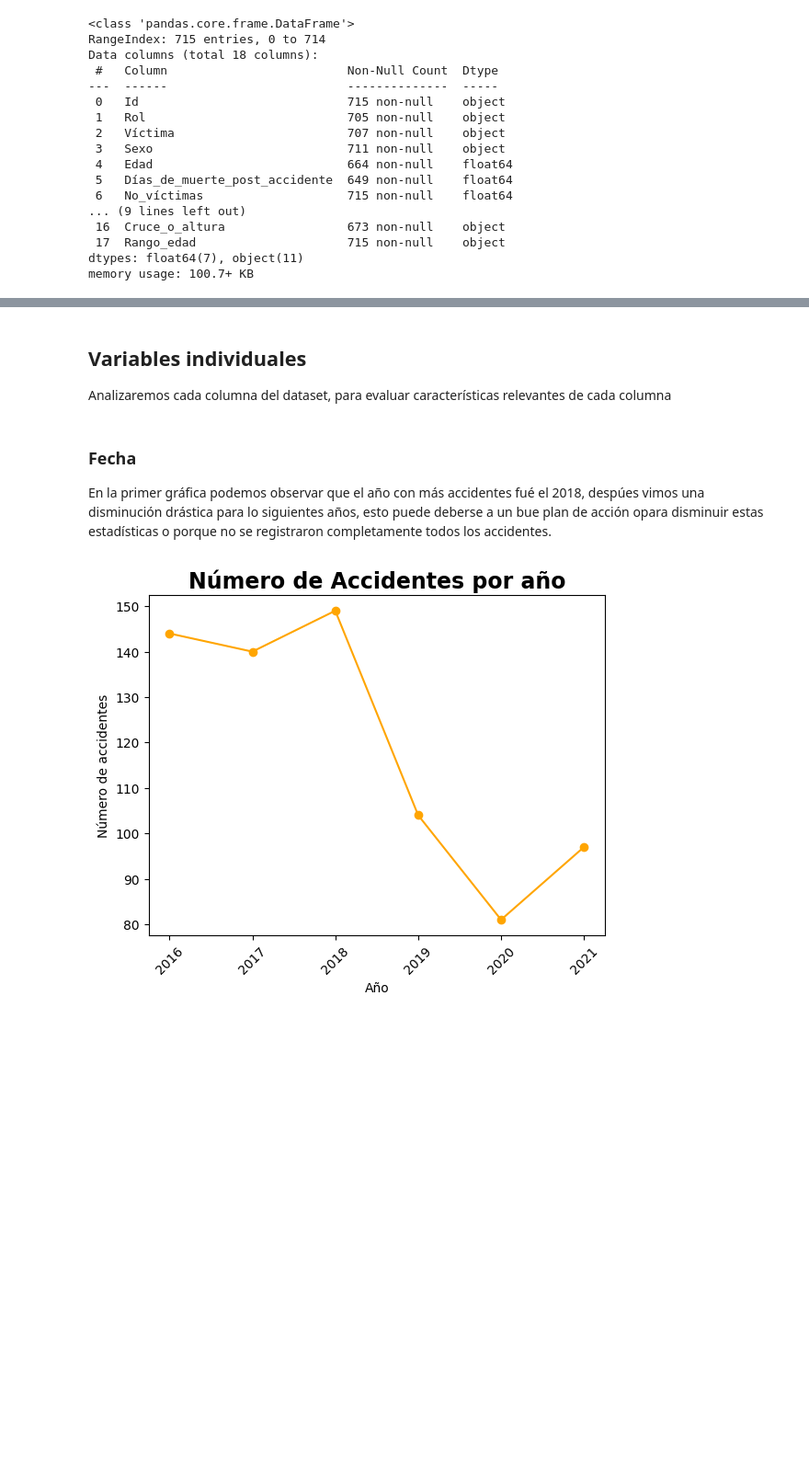
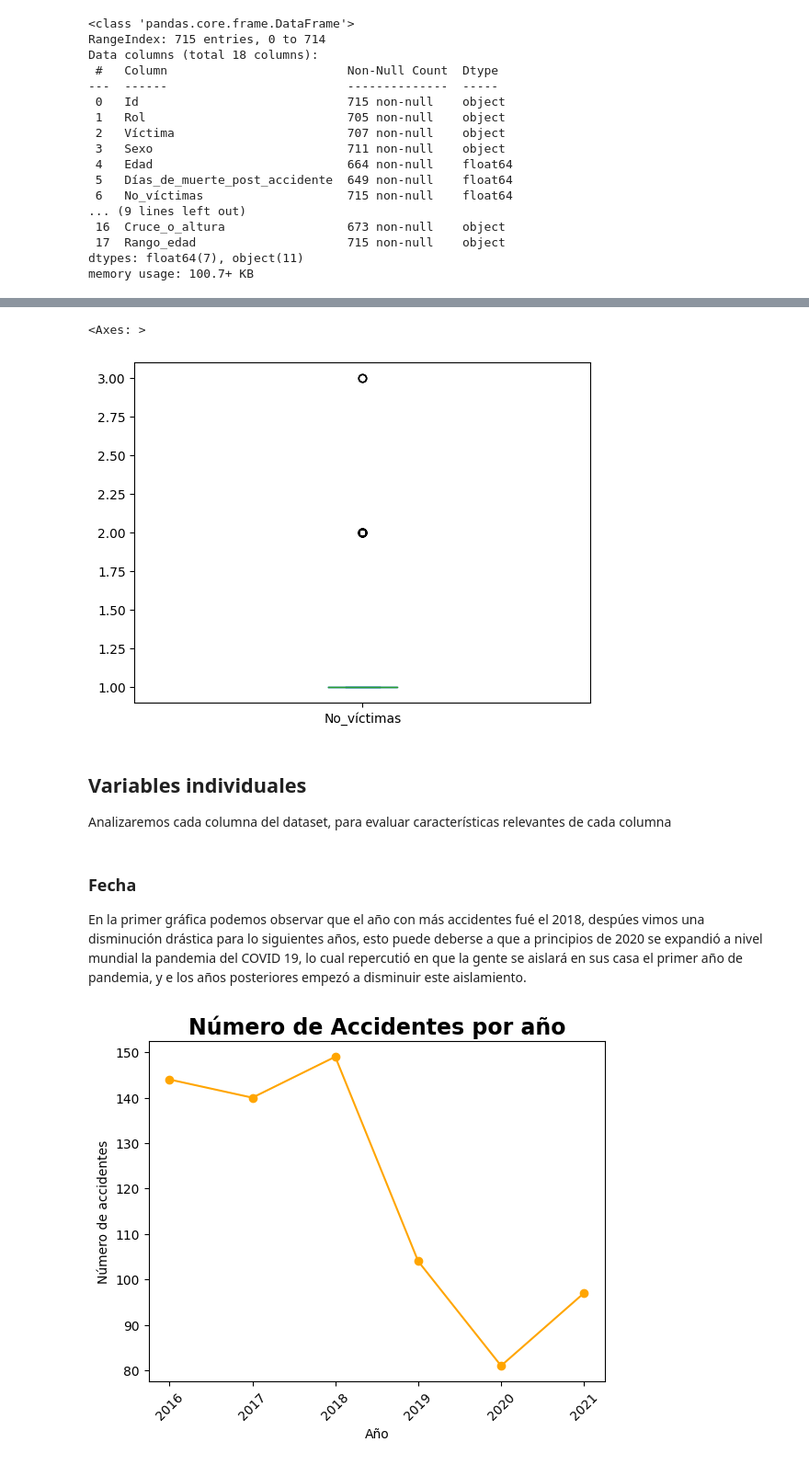
Before and after one commit to JUrielCerecero/Proyecto-Indiviudal-de-Data-Analytics-Siniestro-viales, a Jupyter notebook: EDA.ipynb, the cells around one changed output, grey strips where cells are left out. Shown at 92% size. Saved outputs shown, nothing was run; the diff lists cells and outputs as text; code cells hidden in the pictures; blank space fills up the shorter version.

```diff
--- a/EDA.ipynb
+++ b/EDA.ipynb
@@ -39,9 +101,14 @@ dfhomicidios['Fecha']=pd.to_datetime(dfhomicidios.Fecha,errors='coerce')
+# %%
+dfhomicidios['No_víctimas'].plot(kind='box')
+# %% [output]
+<Axes: >
+[figure, added]
 # %% [markdown]
 ## Variables individuales
 Analizaremos cada columna del dataset, para evaluar características relevantes de cada columna
 # %% [markdown]
 ### Fecha
-En la primer gráfica podemos observar que el año con más accidentes fué el 2018, despúes vimos una disminución drástica para lo siguientes años, esto puede deberse a un bue plan de acción opara disminuir estas estadísticas o porque no se registraron completamente todos los accidentes.
+En la primer gráfica podemos observar que el año con más accidentes fué el 2018, despúes vimos una disminución drástica para lo siguientes años, esto puede deberse a que a principios de 2020 se expandió a nivel mundial la pandemia del COVID 19, lo cual repercutió en que la gente se aislará en sus casa el primer año de pandemia, y e los años posteriores empezó a disminuir este aislamiento.
 # %%
 graffecha=dfhomicidios.Fecha.groupby(dfhomicidios['Fecha'].dt.year).size()
 graffecha.plot(kind='line', rot=45, xlabel='Año',marker='o',color='orange', ylabel='Número de accidentes')
```
Also changed, not shown: parts of 18 cells of this notebook, 36 other files.
